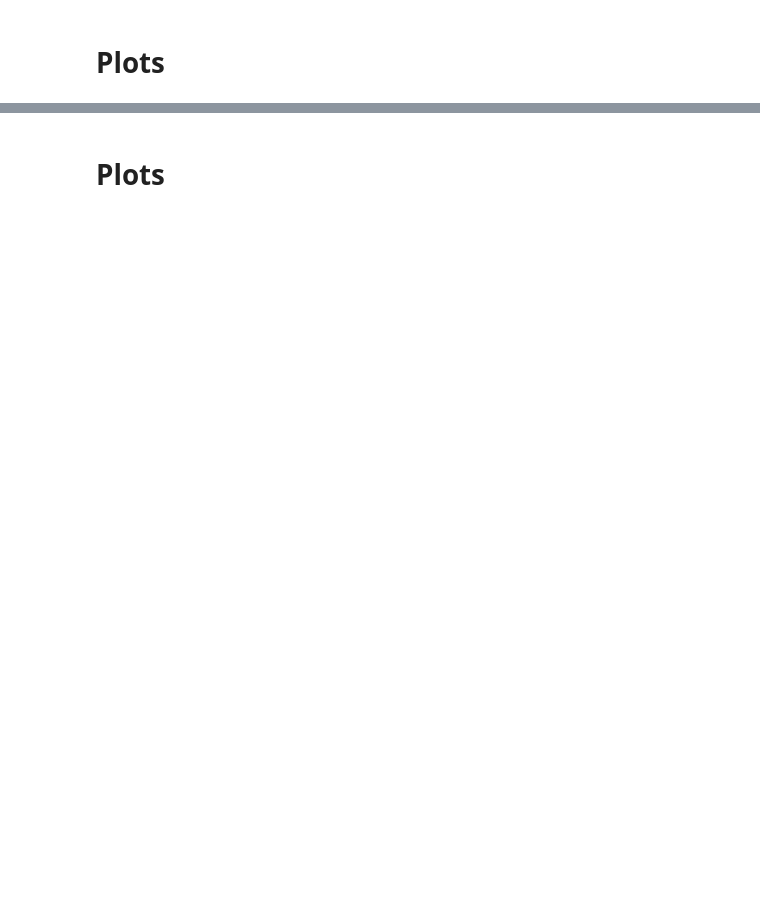
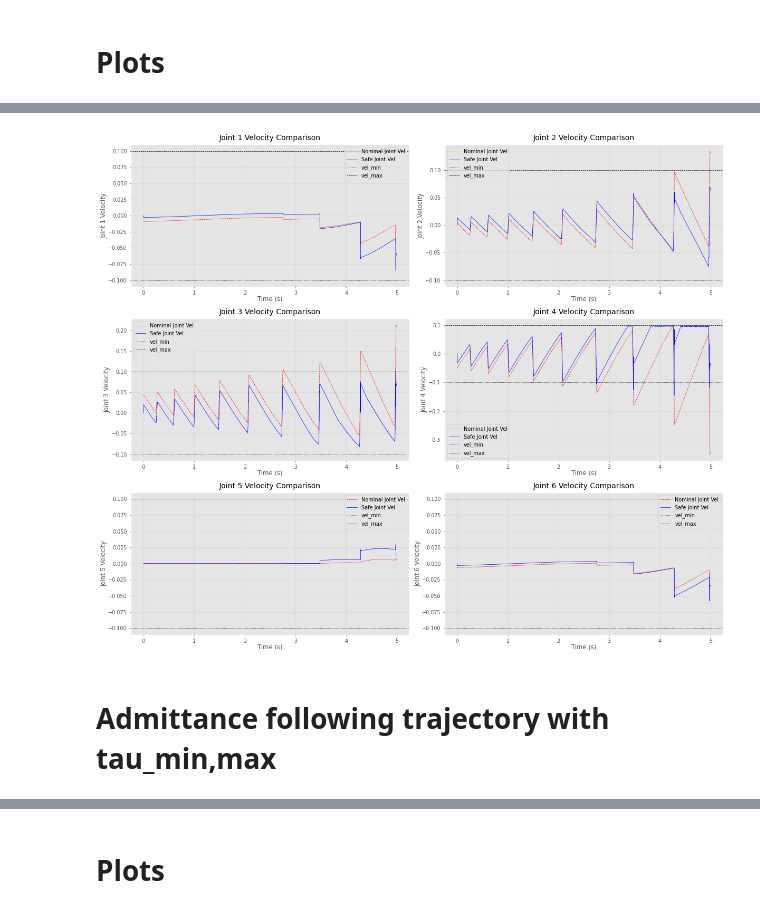
Before and after one commit to viktorsandersen/Thesis-sims, a Jupyter notebook: Admittance_controller_using_torque_actuators.ipynb, the cells around one changed output, grey strips where cells are left out. Saved outputs shown, nothing was run; the diff lists cells and outputs as text; code cells hidden in the pictures; blank space fills up the shorter version.

```diff
--- a/Admittance_controller_using_torque_actuators.ipynb
+++ b/Admittance_controller_using_torque_actuators.ipynb
@@ -914,0 +703,30 @@ if showVideo:
+# %%
+import matplotlib.pyplot as plt
+import numpy as np
+
+time = np.array(time_log)
+n_joints = 6
+
+plt.figure(figsize=(12, 10))
+for i in range(n_joints):
+    plt.subplot(3, 2, i+1)
+
+    # Plot the nominal and safe joint velocities
+    plt.plot(time, q_dot_nom_log[:, i], 'r--', label='Nominal Joint Vel')
+    plt.plot(time, q_dot_log[:, i], 'b-', label='Safe Joint Vel')
+
+    # Plot horizontal lines for vel_min and vel_max
+    plt.axhline(vel_min, color='k', linestyle=':', label='vel_min')
+    plt.axhline(vel_max, color='k', linestyle='--', label='vel_max')
+
+    plt.xlabel('Time (s)')
+    plt.ylabel(f'Joint {i+1} Velocity')
+    plt.legend()
+    plt.title(f'Joint {i+1} Velocity Comparison')
+
+plt.tight_layout()
+plt.show()
+# %% [output]
+[figure, added]
+# %% [markdown]
+# Admittance following trajectory with tau_min,max
```
Also changed, not shown: parts of 46 cells of this notebook, 3 other files.
